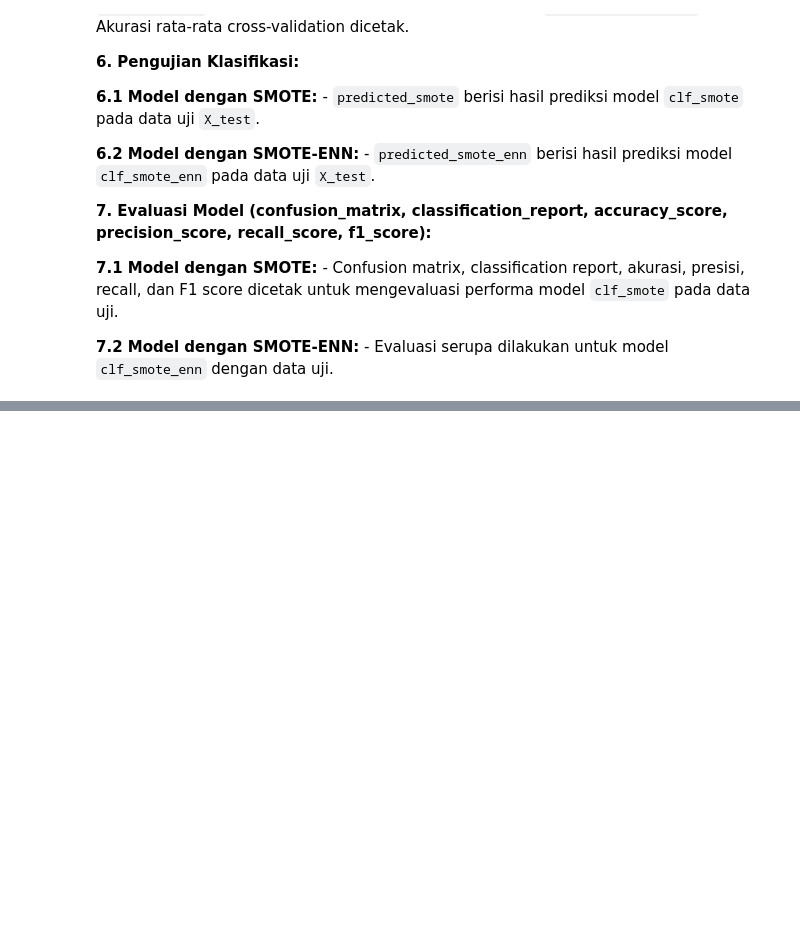
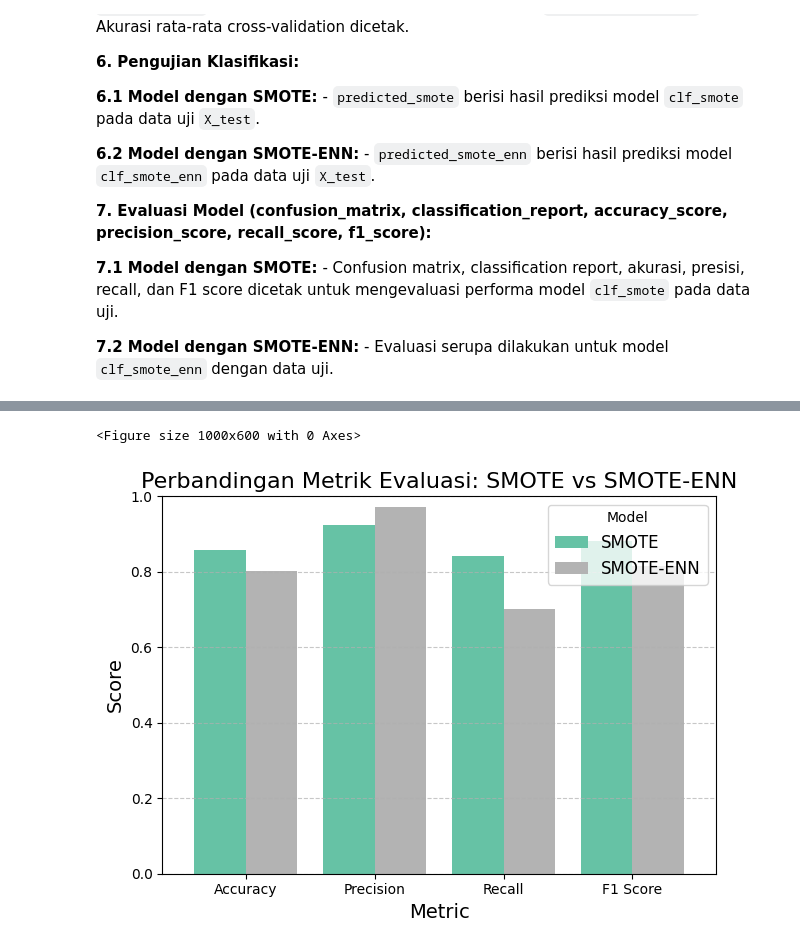
Before and after one commit to Binteng16/Analisis-Sentimen-SVM-SMOTE-SMOTEENN, a Jupyter notebook: Analisis_Sentimen_SVM,_SMOTE,_&_SMOTE_ENN.ipynb, the cells around one changed output, grey strips where cells are left out. Cells and saved outputs as stored; diff of their text form; code cells hidden in the pictures; blank space fills up the shorter version.

Commit message:
feat: add visualization

```diff
--- a/Analisis_Sentimen_SVM,_SMOTE,_&_SMOTE_ENN.ipynb
+++ b/Analisis_Sentimen_SVM,_SMOTE,_&_SMOTE_ENN.ipynb
@@ -693,0 +700,48 @@ Error rate: 0.19197207678883077
+# %%
+import matplotlib.pyplot as plt
+import seaborn as sns
+
+# Data evaluasi model SMOTE
+metrics_smote = {
+    'Accuracy': accuracy_score(y_test, predicted_smote),
+    'Precision': precision_score(y_test, predicted_smote, average="binary", pos_label="positif"),
+    'Recall': recall_score(y_test, predicted_smote, average="binary", pos_label="positif"),
+    'F1 Score': f1_score(y_test, predicted_smote, average="binary", pos_label="positif")
+}
+
+# Data evaluasi model SMOTE-ENN
+metrics_smote_enn = {
+    'Accuracy': accuracy_score(y_test, predicted_smote_enn),
+    'Precision': precision_score(y_test, predicted_smote_enn, average="binary", pos_label="positif"),
+    'Recall': recall_score(y_test, predicted_smote_enn, average="binary", pos_label="positif"),
+    'F1 Score': f1_score(y_test, predicted_smote_enn, average="binary", pos_label="positif")
+}
+
+# Menggabungkan data evaluasi
+metrics_data = {
+    'Metric': ['Accuracy', 'Precision', 'Recall', 'F1 Score'],
+    'SMOTE': list(metrics_smote.values()),
+    'SMOTE-ENN': list(metrics_smote_enn.values())
+}
+
+# Mengubah ke dataframe
+import pandas as pd
+df_metrics = pd.DataFrame(metrics_data)
+
+# Membuat bar chart
+plt.figure(figsize=(10, 6))
+df_metrics.set_index('Metric').plot(kind='bar', rot=0, colormap='Set2', width=0.8)
+
+plt.title('Perbandingan Metrik Evaluasi: SMOTE vs SMOTE-ENN', fontsize=16)
+plt.ylabel('Score', fontsize=14)
+plt.xlabel('Metric', fontsize=14)
+plt.ylim(0, 1)
+plt.legend(title='Model', fontsize=12)
+plt.grid(axis='y', linestyle='--', alpha=0.7)
+plt.tight_layout()
+
+# Menampilkan chart
+plt.show()
+# %% [output]
+<Figure size 1000x600 with 0 Axes>
+[figure, added]
```
Also changed, not shown: parts of 13 cells of this notebook, 3 other files.
